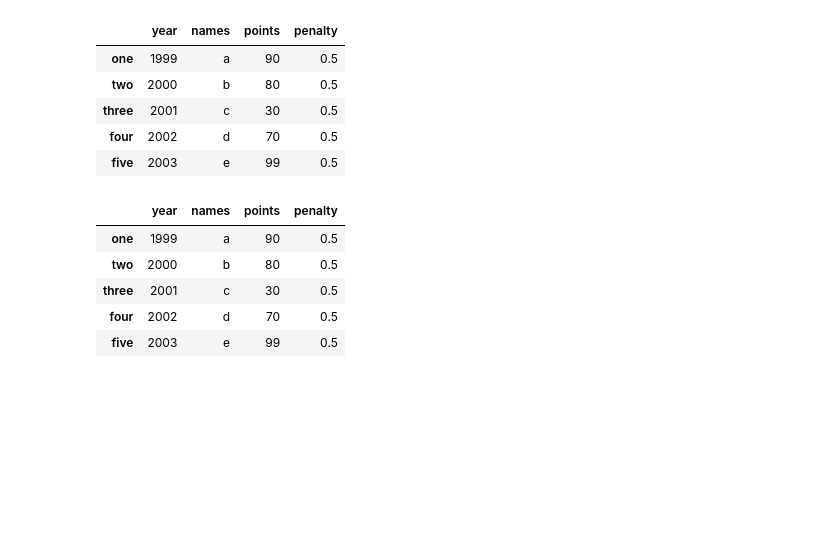
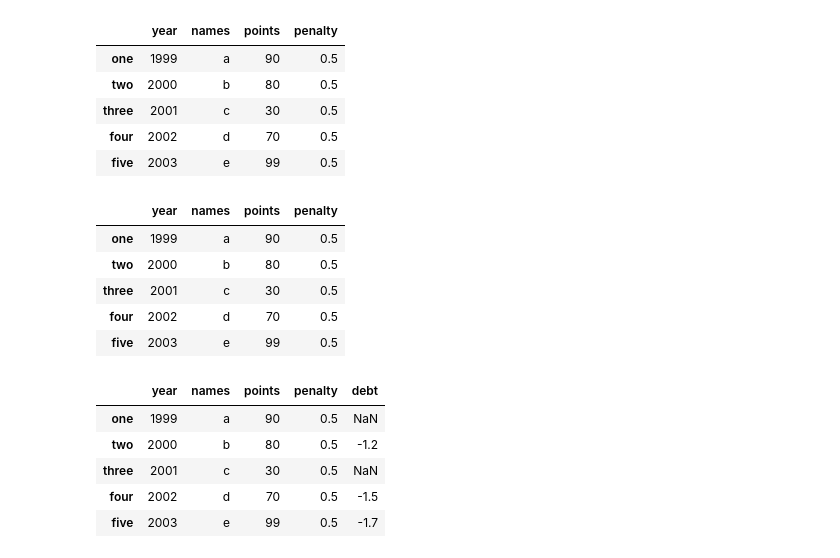
Before and after one commit to jjuhyeok/pandas-python-, a Jupyter notebook: pandas-base.ipynb, the cells around one changed output. Drawn from its saved outputs; the diff is of its cells as text; code cells hidden in the pictures; blank space fills up the shorter version.

```diff
--- a/pandas-base.ipynb
+++ b/pandas-base.ipynb
@@ -231,3 +231,15 @@ df
 | three | 2001 | c | 30 | 0.5 |
 | four | 2002 | d | 70 | 0.5 |
 | five | 2003 | e | 99 | 0.5 |
+# %%
+# Series 추가
+val = pd.Series([-1.2, -1.5, -1.7], index=['two','four','five'])
+df['debt'] = val
+df
+# %% [output]
+|  | year | names | points | penalty | debt |
+| one | 1999 | a | 90 | 0.5 | NaN |
+| two | 2000 | b | 80 | 0.5 | -1.2 |
+| three | 2001 | c | 30 | 0.5 | NaN |
+| four | 2002 | d | 70 | 0.5 | -1.5 |
+| five | 2003 | e | 99 | 0.5 | -1.7 |
```
Also changed, not shown: parts of 4 cells of this notebook.
